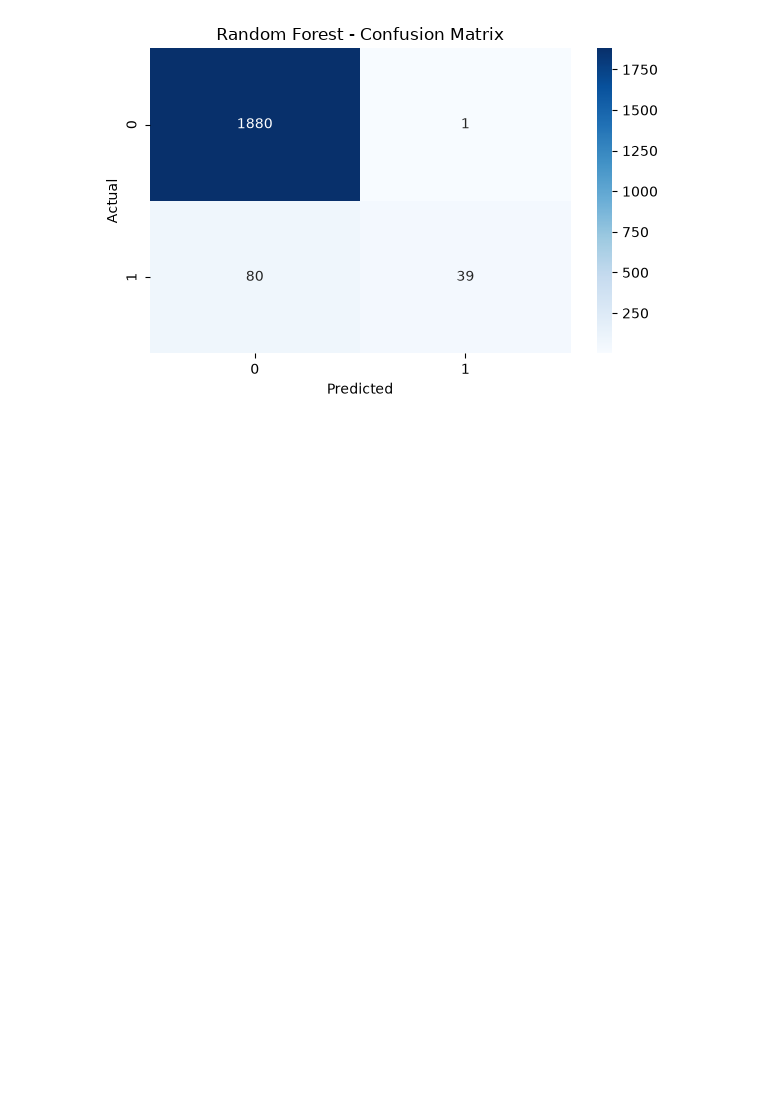
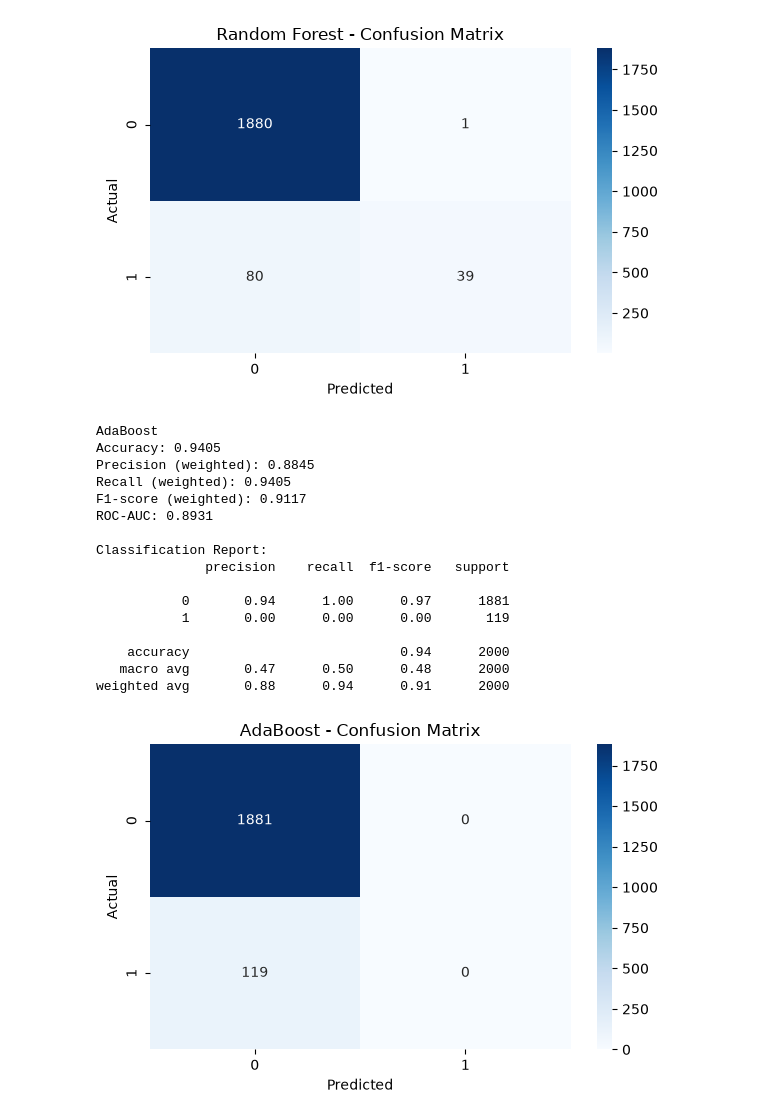
Before and after one commit to Tej876/Stock-Market-Prediction, a Jupyter notebook: Notebook/Classification.ipynb, the cells around one changed output. Cells and saved outputs as stored; diff of their text form; code cells hidden in the pictures; blank space fills up the shorter version.

Commit message:
Implement AdaBoost classification algorithm

```diff
--- a/Notebook/Classification.ipynb
+++ b/Notebook/Classification.ipynb
@@ -341,3 +341,31 @@ Classification Report:
    macro avg       0.97      0.66      0.73      2000
 weighted avg       0.96      0.96      0.95      2000
 [figure]
+# %%
+# 7. AdaBoost
+ada_model = evaluate_model(
+    "AdaBoost",
+    AdaBoostClassifier(
+        n_estimators=50,
+        learning_rate=1.0,
+        random_state=42
+    )
+)
+# %% [output]
+AdaBoost
+Accuracy: 0.9405
+Precision (weighted): 0.8845
+Recall (weighted): 0.9405
+F1-score (weighted): 0.9117
+ROC-AUC: 0.8931
+
+Classification Report:
+              precision    recall  f1-score   support
+
+           0       0.94      1.00      0.97      1881
+           1       0.00      0.00      0.00       119
+
+    accuracy                           0.94      2000
+   macro avg       0.47      0.50      0.48      2000
+weighted avg       0.88      0.94      0.91      2000
+[figure, added]
```
